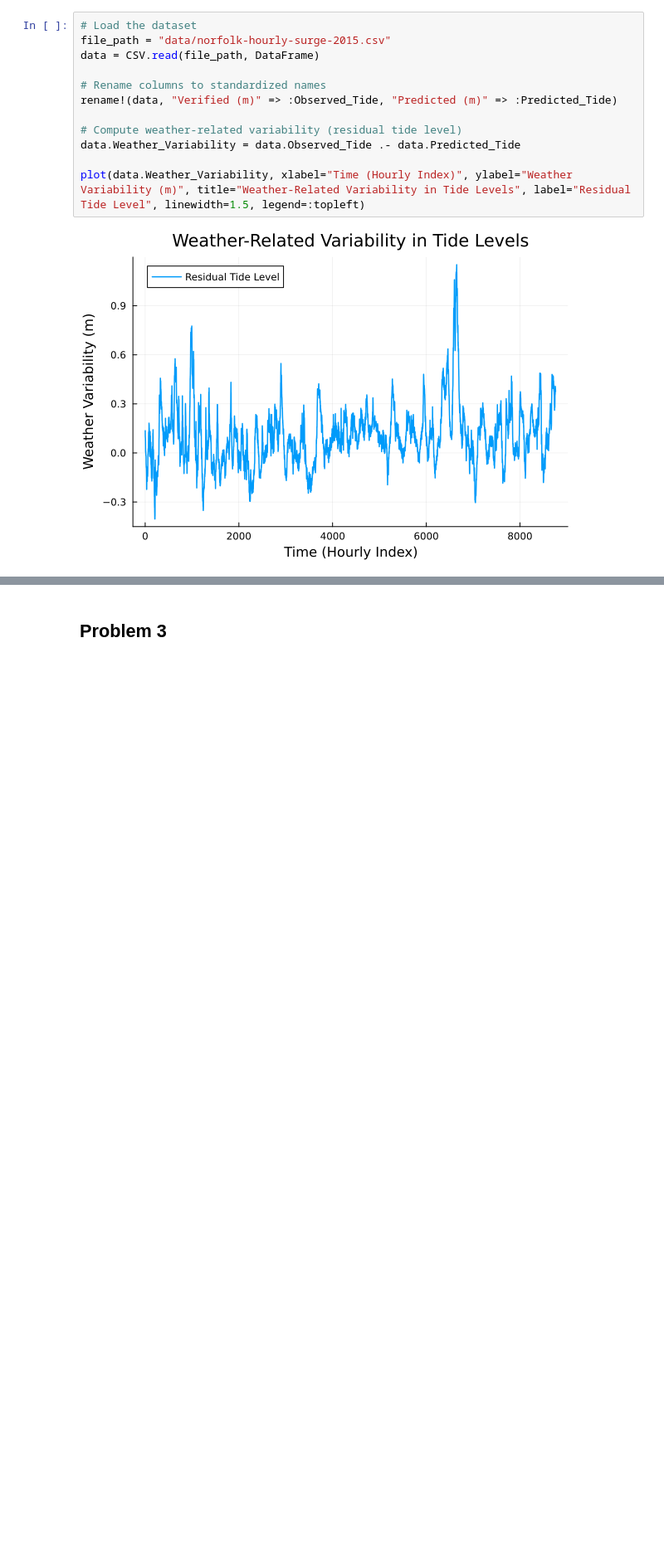
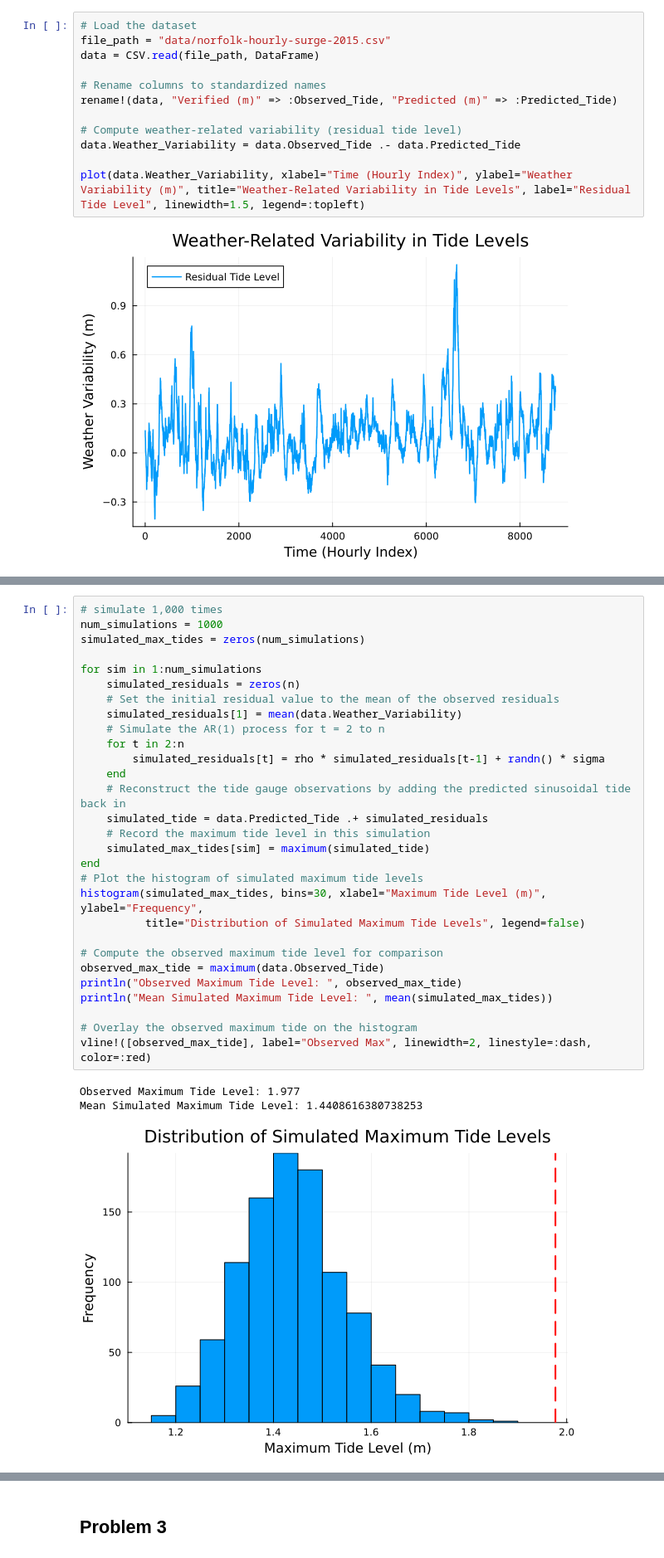
Before and after one commit to BEE4850-SP25/hw02-BorJiuntseng, a Jupyter notebook: hw02.ipynb, the cells around one changed output, grey strips where cells are left out. Shown at 83% size. Saved outputs shown, nothing was run; the diff lists cells and outputs as text; blank space fills up the shorter version.

```diff
--- a/hw02.ipynb
+++ b/hw02.ipynb
@@ -365,0 +387,33 @@ Estimated Noise Variance: 0.0003863851844182523
+# %%
+# simulate 1,000 times
+num_simulations = 1000
+simulated_max_tides = zeros(num_simulations)
+
+for sim in 1:num_simulations
+    simulated_residuals = zeros(n)
+    # Set the initial residual value to the mean of the observed residuals
+    simulated_residuals[1] = mean(data.Weather_Variability)
+    # Simulate the AR(1) process for t = 2 to n
+    for t in 2:n
+        simulated_residuals[t] = rho * simulated_residuals[t-1] + randn() * sigma
+    end
+    # Reconstruct the tide gauge observations by adding the predicted sinusoidal tide back in
+    simulated_tide = data.Predicted_Tide .+ simulated_residuals
+    # Record the maximum tide level in this simulation
+    simulated_max_tides[sim] = maximum(simulated_tide)
+end
+# Plot the histogram of simulated maximum tide levels
+histogram(simulated_max_tides, bins=30, xlabel="Maximum Tide Level (m)", ylabel="Frequency",
+          title="Distribution of Simulated Maximum Tide Levels", legend=false)
+
+# Compute the observed maximum tide level for comparison
+observed_max_tide = maximum(data.Observed_Tide)
+println("Observed Maximum Tide Level: ", observed_max_tide)
+println("Mean Simulated Maximum Tide Level: ", mean(simulated_max_tides))
+
+# Overlay the observed maximum tide on the histogram
+vline!([observed_max_tide], label="Observed Max", linewidth=2, linestyle=:dash, color=:red)
+# %% [output]
+Observed Maximum Tide Level: 1.977
+Mean Simulated Maximum Tide Level: 1.4408616380738253
+[figure, added]
```
Also changed, not shown: parts of 16 cells of this notebook.
